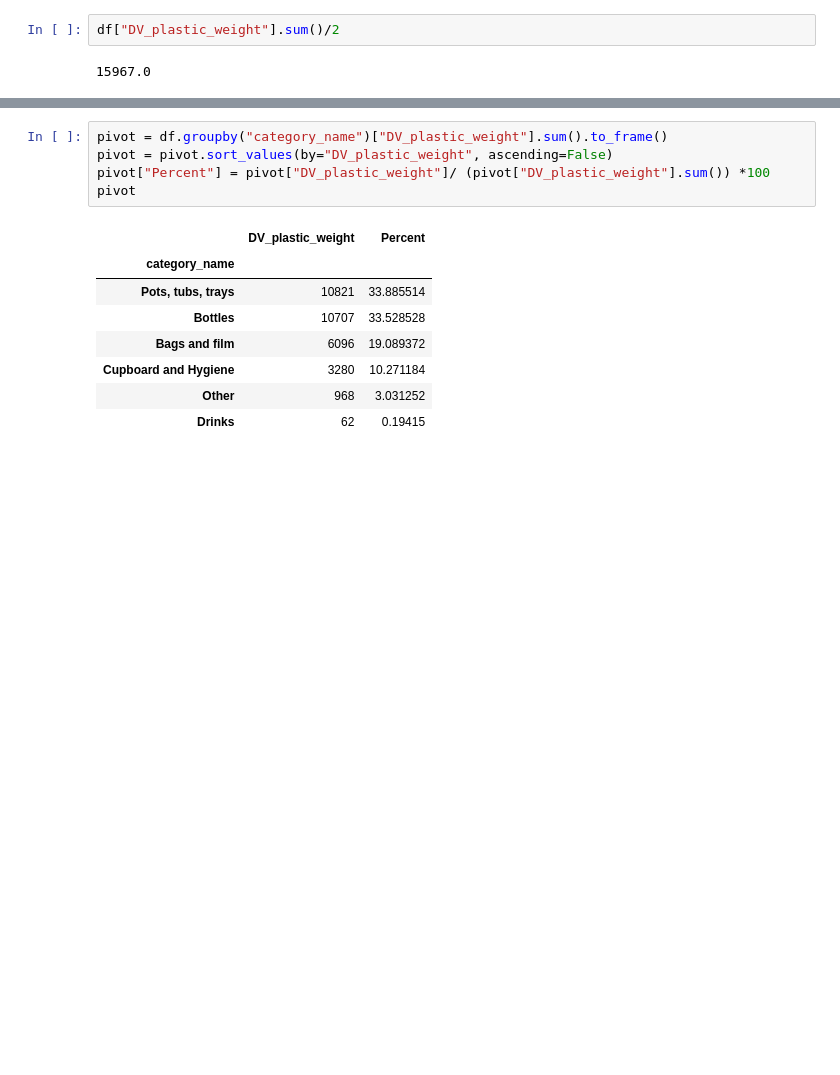
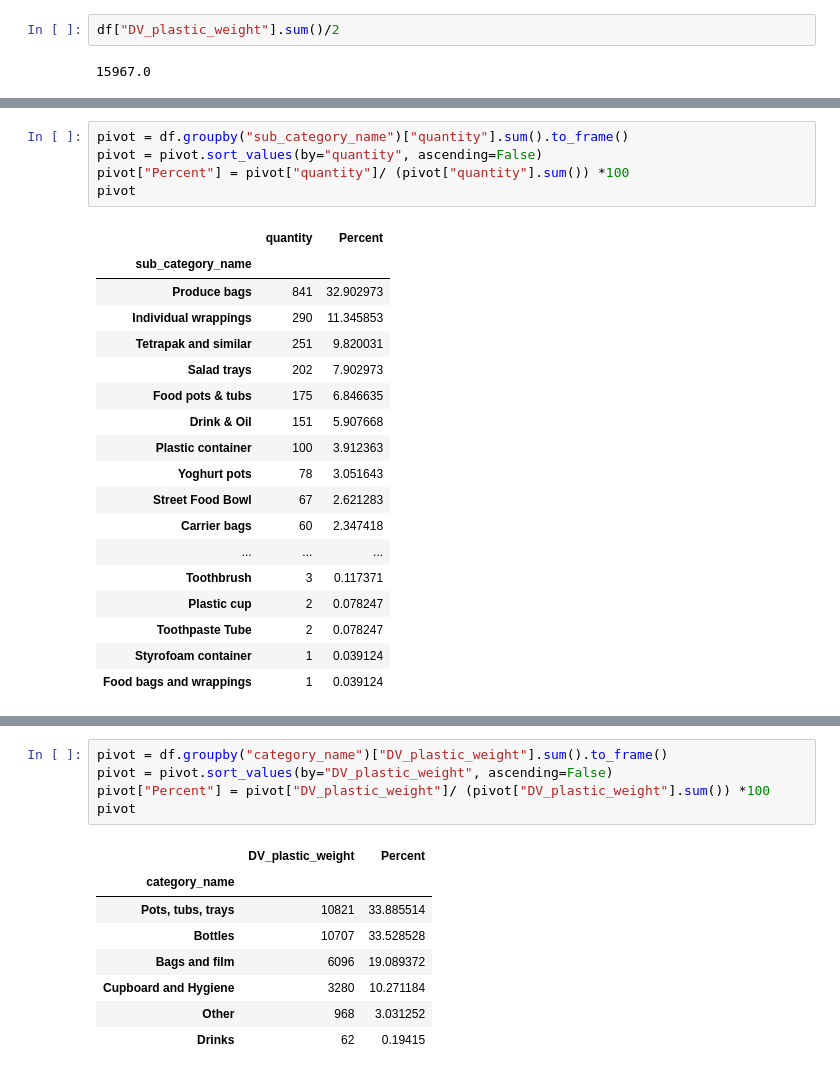
Before and after one commit to Lisa-Ho/plastic-diary, a Jupyter notebook: notebooks/02_10_charts.ipynb, the cells around one changed output, grey strips where cells are left out. Saved outputs shown, nothing was run; the diff lists cells and outputs as text; blank space fills up the shorter version.

```diff
--- a/notebooks/02_10_charts.ipynb
+++ b/notebooks/02_10_charts.ipynb
@@ -93,0 +104,24 @@ df["DV_plastic_weight"].sum()/2
+# %%
+pivot = df.groupby("sub_category_name")["quantity"].sum().to_frame()
+pivot = pivot.sort_values(by="quantity", ascending=False)
+pivot["Percent"] = pivot["quantity"]/ (pivot["quantity"].sum()) *100
+pivot
+# %% [output]
+|  | quantity | Percent |
+| sub_category_name |  |  |
+| Produce bags | 841 | 32.902973 |
+| Individual wrappings | 290 | 11.345853 |
+| Tetrapak and similar | 251 | 9.820031 |
+| Salad trays | 202 | 7.902973 |
+| Food pots & tubs | 175 | 6.846635 |
+| Drink & Oil | 151 | 5.907668 |
+| Plastic container | 100 | 3.912363 |
+| Yoghurt pots | 78 | 3.051643 |
+| Street Food Bowl | 67 | 2.621283 |
+| Carrier bags | 60 | 2.347418 |
+| ... | ... | ... |
+| Toothbrush | 3 | 0.117371 |
+| Plastic cup | 2 | 0.078247 |
+| Toothpaste Tube | 2 | 0.078247 |
+| Styrofoam container | 1 | 0.039124 |
+| Food bags and wrappings | 1 | 0.039124 |
```
Also changed, not shown: parts of 9 cells of this notebook.
